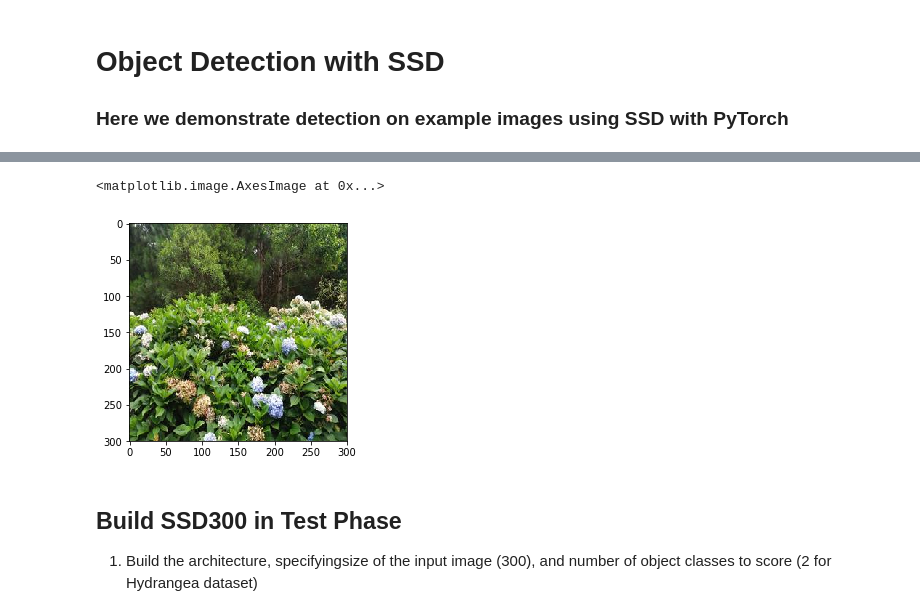
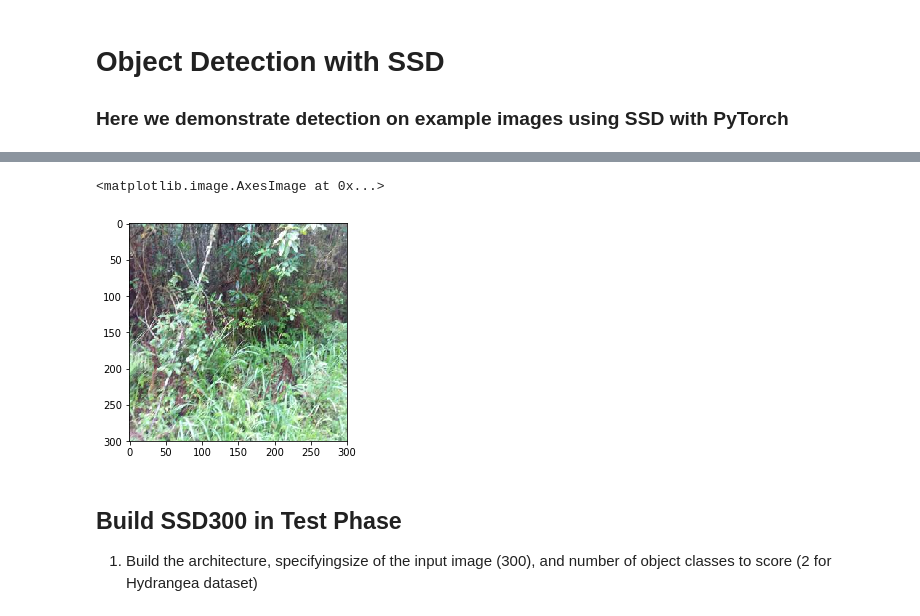
Before and after one commit to christydennison/cs231n-final, a Jupyter notebook: SSD.ipynb, the cells around one changed output, grey strips where cells are left out. Drawn from its saved outputs; the diff is of its cells as text; code cells hidden in the pictures.

```diff
--- a/SSD.ipynb
+++ b/SSD.ipynb
@@ -100,9 +97,9 @@ resize_images(os.path.join(ddir,'JPEGImages','train'), os.path.join(ddir,'JPEGIm
 # %%
-img = pil_loader(os.path.join(ddir,'JPEGImages','train_resized', '1010.jpg'))
+img = pil_loader(os.path.join(ddir,'JPEGImages','train_resized', '1007.jpg'))
 plt.imshow(img)
 # %% [output]
 <matplotlib.image.AxesImage at 0x...>
-[figure, old version]
+[figure, new version]
 # %% [markdown]
 ## Build SSD300 in Test Phase
 1. Build the architecture, specifyingsize of the input image (300),
```
Also changed, not shown: parts of 13 cells of this notebook, 7 other files.
